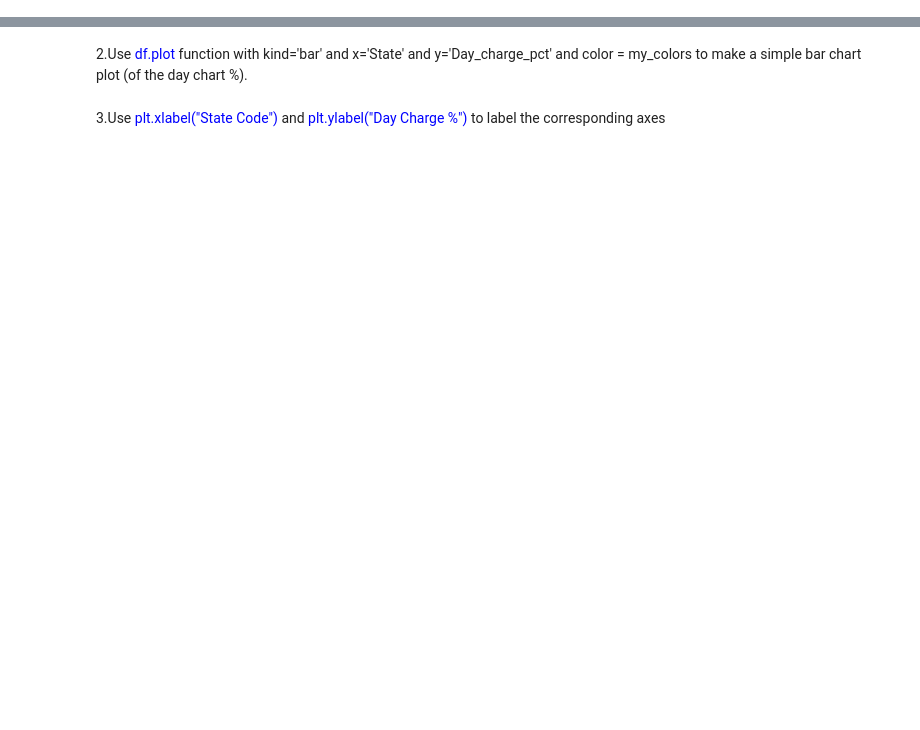
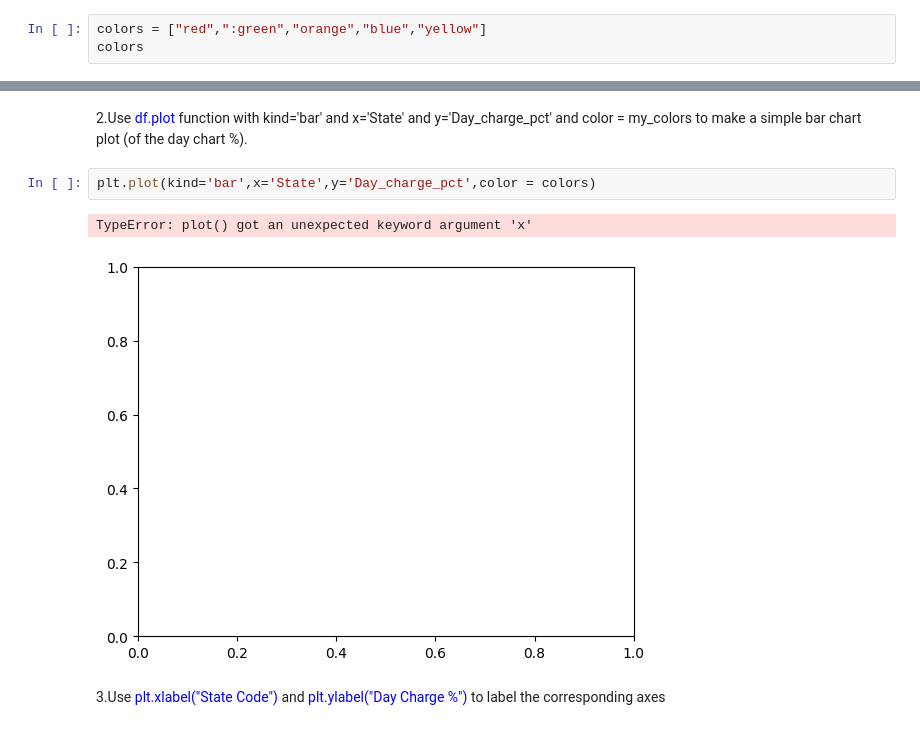
Before and after one commit to malki214/pythonHomwork, a Jupyter notebook: lesson5/Telecom_Churn_Test.ipynb, the cells around one changed output, grey strips where cells are left out. Cells and saved outputs as stored; diff of their text form; blank space fills up the shorter version.

```diff
--- a/lesson5/Telecom_Churn_Test.ipynb
+++ b/lesson5/Telecom_Churn_Test.ipynb
@@ -193,2 +247,5 @@ Hint: To normalize using all values, simply set normalize=True
 # %% [markdown]
 #### 7.2 create new string list with the name 'my_color' that contains the following colors names: red,green,orange,blue,yellow <span style= color:#0033cc>(4 points)</span>
+# %%
+colors = ["red",":green","orange","blue","yellow"]
+colors
@@ -199,4 +278,9 @@ Hint: To normalize using all values, simply set normalize=True
 # %% [markdown]
 2.Use <span style= color:blue>df.plot</span> function with kind='bar' and x='State' and y='Day_charge_pct' and color = my_colors to make a simple bar chart plot (of the day chart %).
+# %%
+plt.plot(kind='bar',x='State',y='Day_charge_pct',color = colors)
+# %% [output]
+TypeError: plot() got an unexpected keyword argument 'x'
+[figure, added]
 # %% [markdown]
 3.Use <span style= color:blue>plt.xlabel("State Code")</span> and <span style= color:blue>plt.ylabel("Day Charge %")</span> to label the corresponding axes
```
Also changed, not shown: parts of 11 cells of this notebook.
